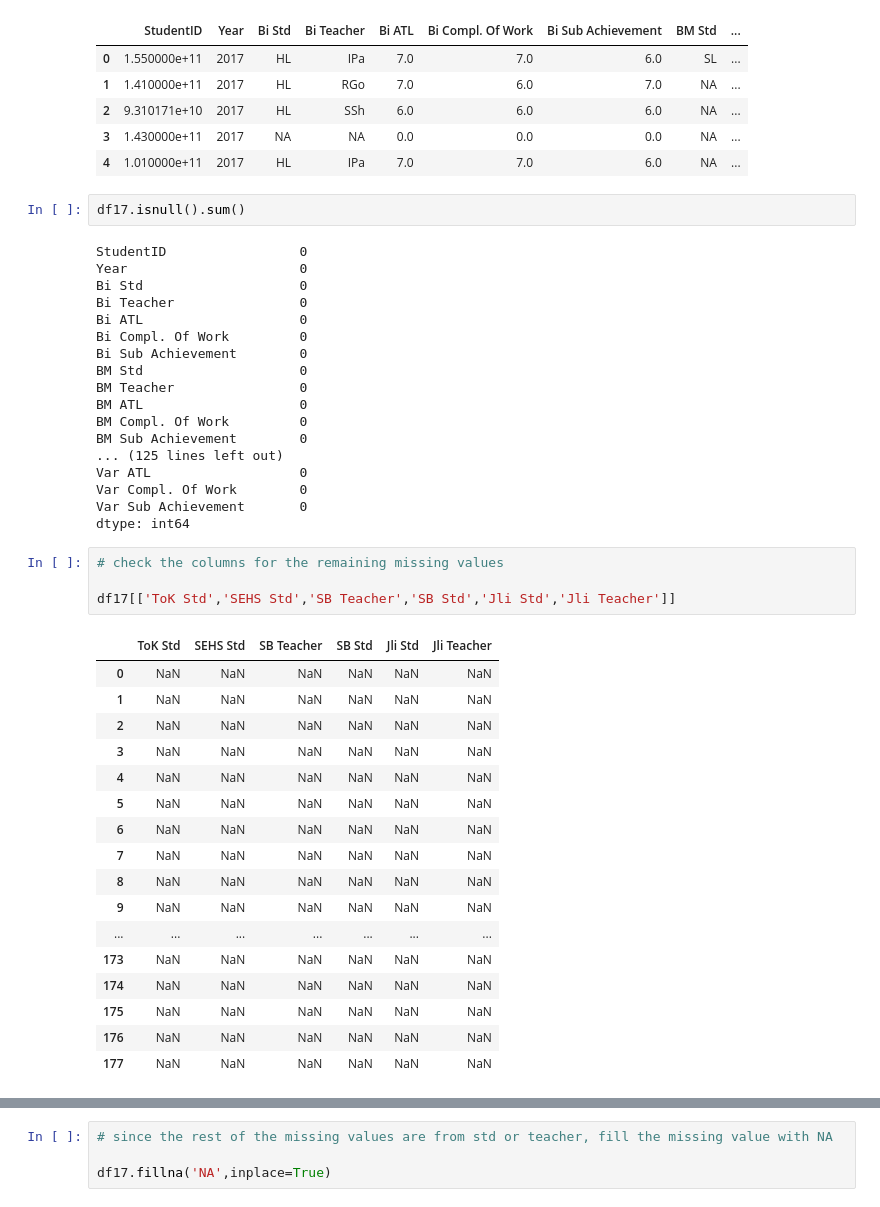
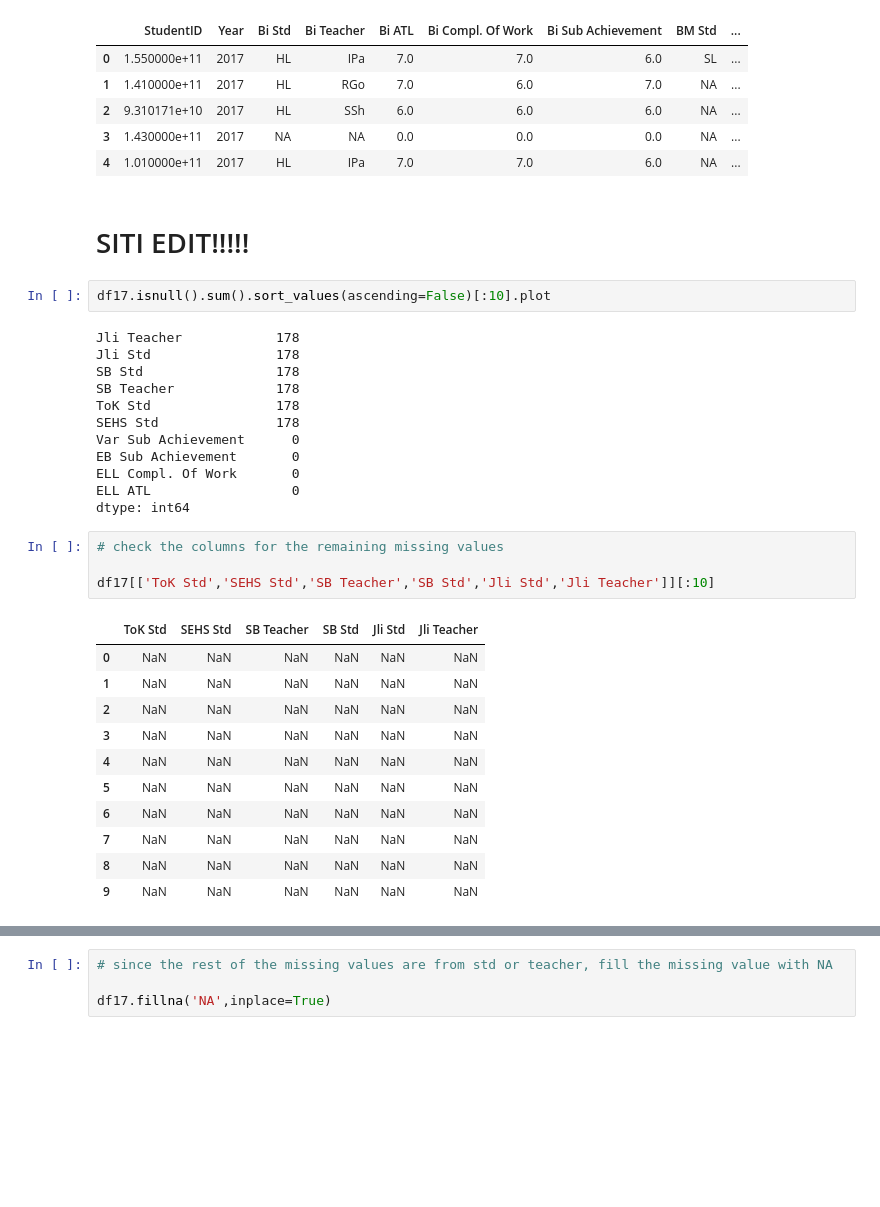
Before and after one commit to siti-alawiyah/ibresultprediction, a Jupyter notebook: Exploratory_Data_Analysis_1.0.ipynb, the cells around one changed output, grey strips where cells are left out. Saved outputs shown, nothing was run; the diff lists cells and outputs as text; blank space fills up the shorter version.

```diff
--- a/Exploratory_Data_Analysis_1.0.ipynb
+++ b/Exploratory_Data_Analysis_1.0.ipynb
@@ -295,45 +280,35 @@ df17.head()
 | 2 | 9.310171e+10 | 2017 | HL | SSh | 6.0 | 6.0 | 6.0 | NA | ... |
 | 3 | 1.430000e+11 | 2017 | NA | NA | 0.0 | 0.0 | 0.0 | NA | ... |
 | 4 | 1.010000e+11 | 2017 | HL | IPa | 7.0 | 7.0 | 6.0 | NA | ... |
+# %% [markdown]
+# SITI EDIT!!!!!
 # %%
-df17.isnull().sum()
+df17.isnull().sum().sort_values(ascending=False)[:10].plot
 # %% [output]
-StudentID                 0
-Year                      0
-Bi Std                    0
-Bi Teacher                0
-Bi ATL                    0
-Bi Compl. Of Work         0
-Bi Sub Achievement        0
-BM Std                    0
-BM Teacher                0
-BM ATL                    0
-BM Compl. Of Work         0
-BM Sub Achievement        0
-... (125 lines left out)
-Var ATL                   0
-Var Compl. Of Work        0
-Var Sub Achievement       0
+Jli Teacher            178
+Jli Std                178
+SB Std                 178
+SB Teacher             178
+ToK Std                178
+SEHS Std               178
+Var Sub Achievement      0
+EB Sub Achievement       0
+ELL Compl. Of Work       0
+ELL ATL                  0
 dtype: int64
 # %%
 # check the columns for the remaining missing values
 
-df17[['ToK Std','SEHS Std','SB Teacher','SB Std','Jli Std','Jli Teacher']]
+df17[['ToK Std','SEHS Std','SB Teacher','SB Std','Jli Std','Jli Teacher']][:10]
 # %% [output]
 |  | ToK Std | SEHS Std | SB Teacher | SB Std | Jli Std | Jli Teacher |
 | 0 | NaN | NaN | NaN | NaN | NaN | NaN |
 | 1 | NaN | NaN | NaN | NaN | NaN | NaN |
 | 2 | NaN | NaN | NaN | NaN | NaN | NaN |
 | 3 | NaN | NaN | NaN | NaN | NaN | NaN |
 | 4 | NaN | NaN | NaN | NaN | NaN | NaN |
 | 5 | NaN | NaN | NaN | NaN | NaN | NaN |
 | 6 | NaN | NaN | NaN | NaN | NaN | NaN |
 | 7 | NaN | NaN | NaN | NaN | NaN | NaN |
 | 8 | NaN | NaN | NaN | NaN | NaN | NaN |
 | 9 | NaN | NaN | NaN | NaN | NaN | NaN |
-| ... | ... | ... | ... | ... | ... | ... |
-| 173 | NaN | NaN | NaN | NaN | NaN | NaN |
-| 174 | NaN | NaN | NaN | NaN | NaN | NaN |
-| 175 | NaN | NaN | NaN | NaN | NaN | NaN |
-| 176 | NaN | NaN | NaN | NaN | NaN | NaN |
-| 177 | NaN | NaN | NaN | NaN | NaN | NaN |
```
Also changed, not shown: parts of 12 cells of this notebook.
